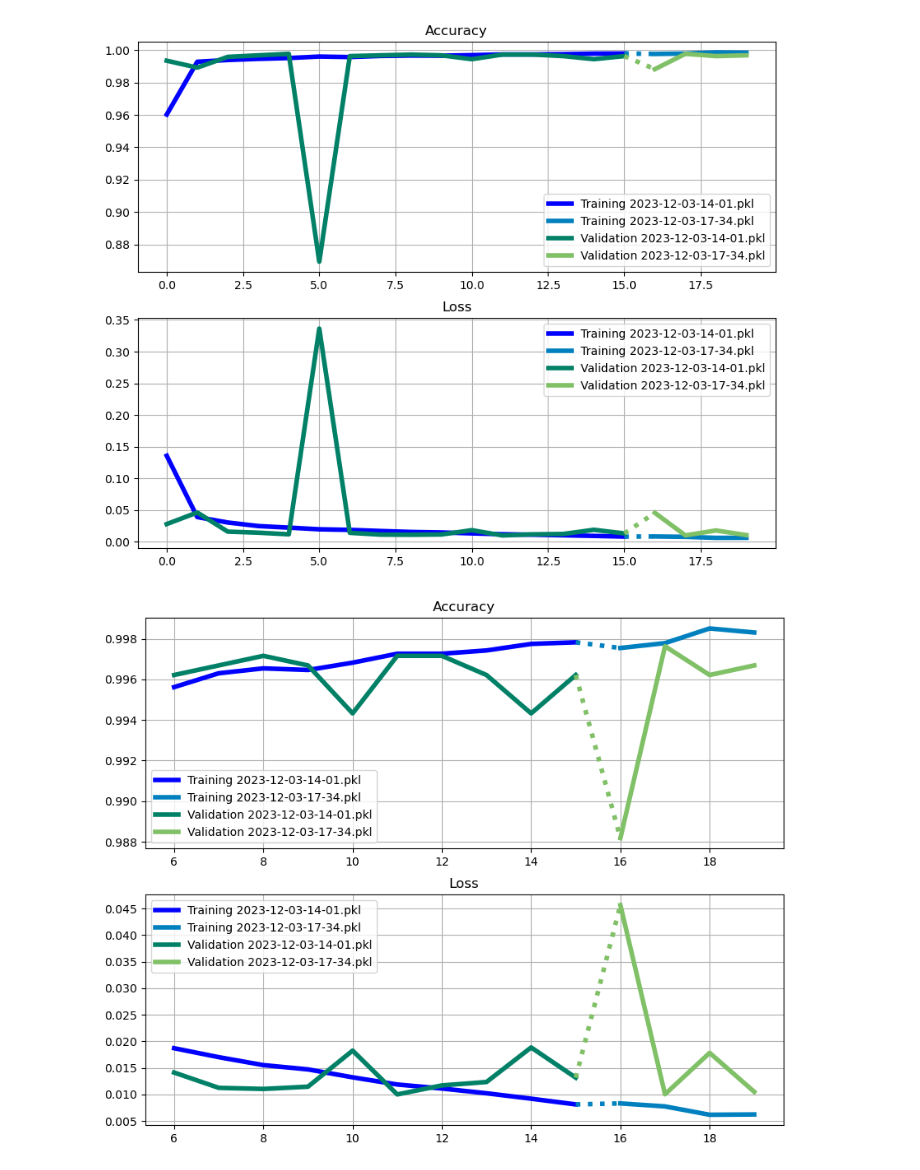
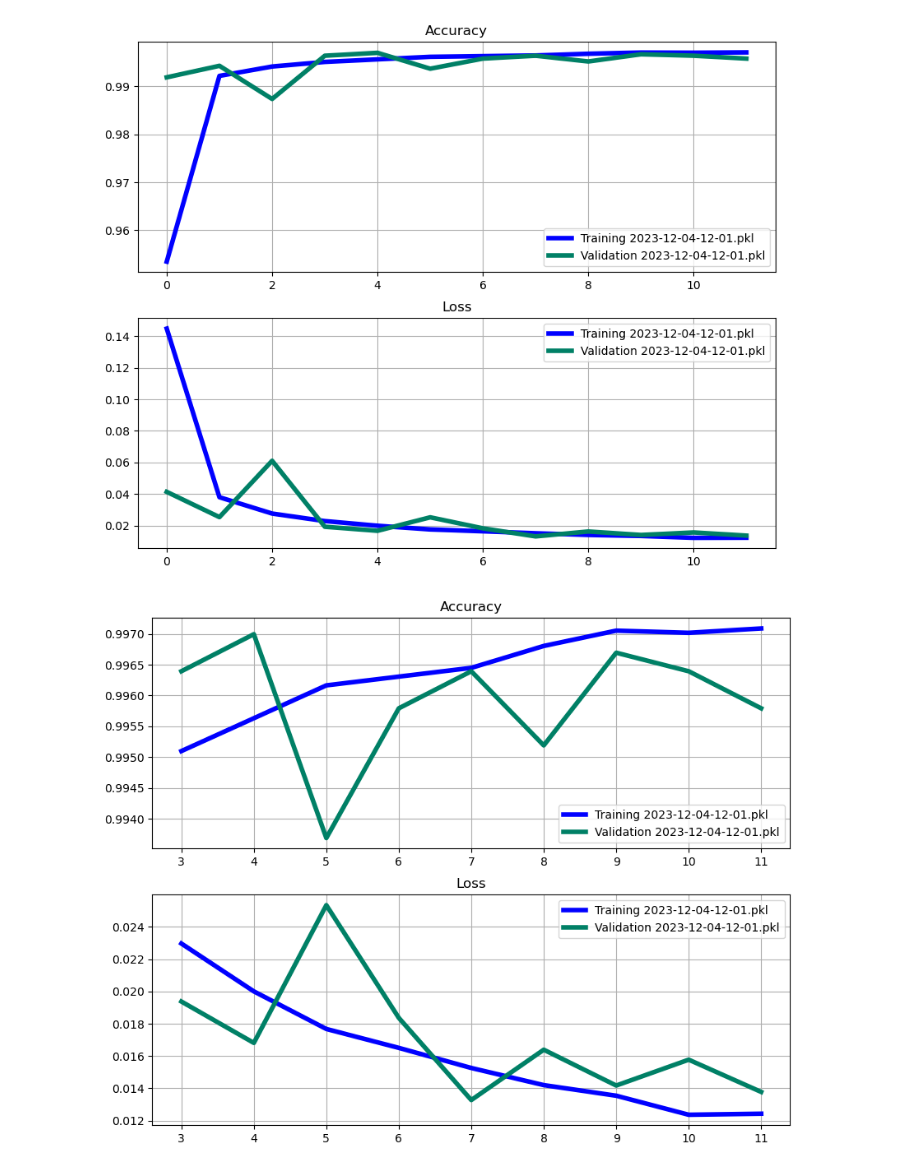
Before and after one commit to zimfv/defining-video-cuts, a Jupyter notebook: Analyze History.ipynb, the cells around one changed output. Saved outputs shown, nothing was run; the diff lists cells and outputs as text; code cells hidden in the pictures.

```diff
--- a/Analyze History.ipynb
+++ b/Analyze History.ipynb
@@ -23,5 +24,6 @@ There are following files in histories:
 # %%
-names = ['2023-12-03-14-01.pkl', '2023-12-03-17-34.pkl']
+#names = ['2023-12-03-14-01.pkl', '2023-12-03-17-34.pkl']
+names = ['2023-12-04-12-01.pkl']
 
 hists = []
 for name in names:
@@ -75,9 +77,9 @@ axs[1].legend()
 axs[0].grid(True)
 axs[1].grid(True)
 # %% [output]
-[figure, old version]
+[figure, new version]
 # %%
-border = 6
+border = 3
 
 cmap_val = cm.summer
 cmap_trn = cm.winter
@@ -97,31 +99,31 @@ for i in range(len(names)):
         ya = [hists[i - 1].history['accuracy'][-1], hists[i].history['accuracy'][0]]
         yl = [hists[i - 1].history['loss'][-1], hists[i].history['loss'][0]]
         axs[0].plot(x, ya, linewidth=4, color=color_trn, linestyle=':')
         axs[1].plot(x, yl, linewidth=4, color=color_trn, linestyle=':')
     history = hists[i]
     idx = (np.array(history.epoch) + space >= border)
     axs[0].plot((np.array(history.epoch) + space)[idx], np.array(history.history['accuracy'])[idx], linewidth=4, color=color_trn, label=f'Training {names[i]}')
     axs[1].plot((np.array(history.epoch) + space)[idx], np.array(history.history['loss'])[idx], linewidth=4, color=color_trn, label=f'Training {names[i]}')
     space += len(history.epoch)
 
 space = 0
 for i in range(len(names)):
     color_val = cmap_val(i/len(names))
     if (i > 0) and (space > border):
         x = [space - 1, space]
         ya = [hists[i - 1].history['val_accuracy'][-1], hists[i].history['val_accuracy'][0]]
         yl = [hists[i - 1].history['val_loss'][-1], hists[i].history['val_loss'][0]]
         axs[0].plot(x, ya, linewidth=4, color=color_val, linestyle=':')
         axs[1].plot(x, yl, linewidth=4, color=color_val, linestyle=':')
     history = hists[i]
     idx = (np.array(history.epoch) + space >= border)
     axs[0].plot((np.array(history.epoch) + space)[idx], np.array(history.history['val_accuracy'])[idx], linewidth=4, color=color_val, label=f'Validation {names[i]}')
     axs[1].plot((np.array(history.epoch) + space)[idx], np.array(history.history['val_loss'])[idx], linewidth=4, color=color_val, label=f'Validation {names[i]}')
     space += len(history.epoch)
 
 axs[0].legend()
 axs[1].legend()
 axs[0].grid(True)
 axs[1].grid(True)
 # %% [output]
-[figure, old version]
+[figure, new version]
```
Also changed, not shown: parts of 2 cells of this notebook, 3 other files.
